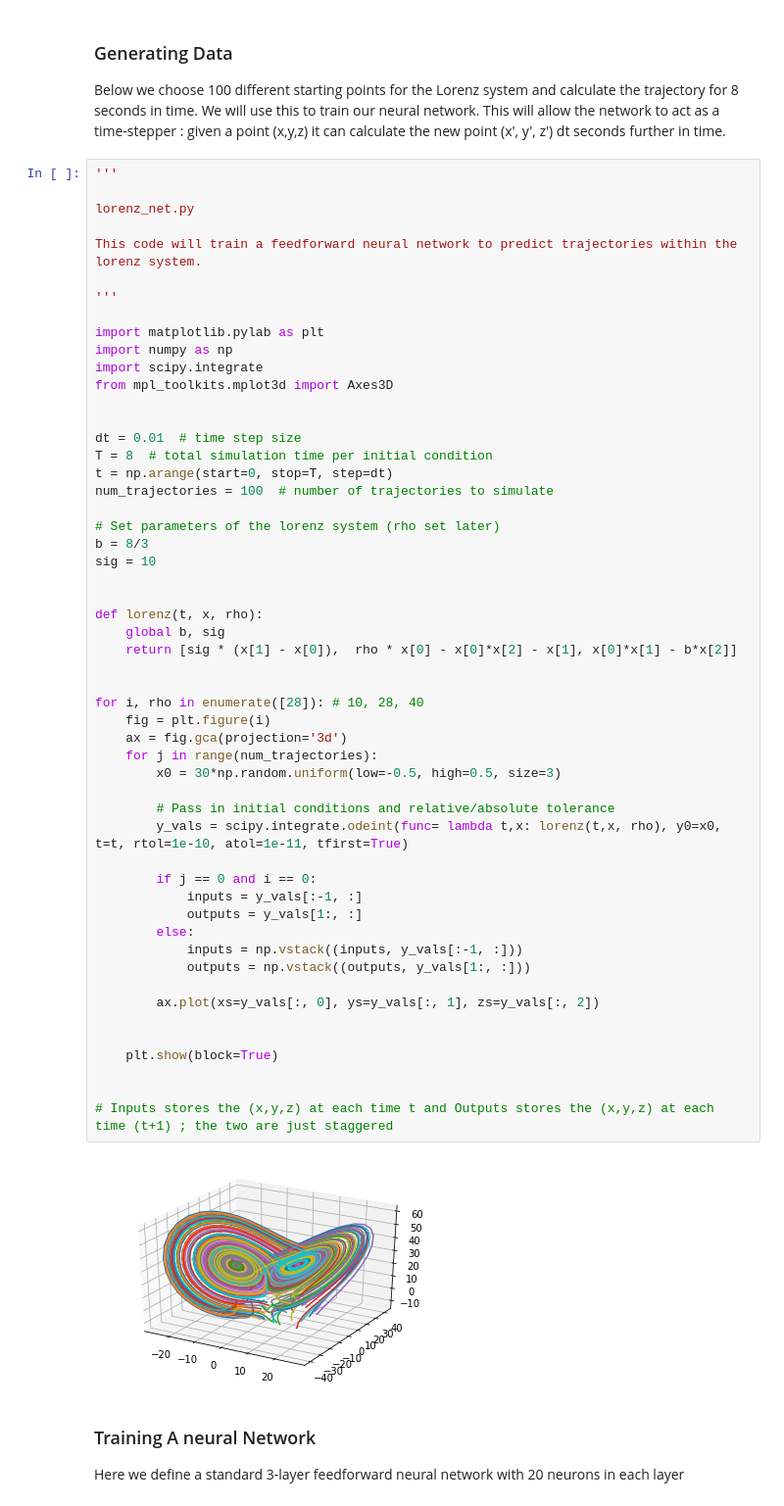
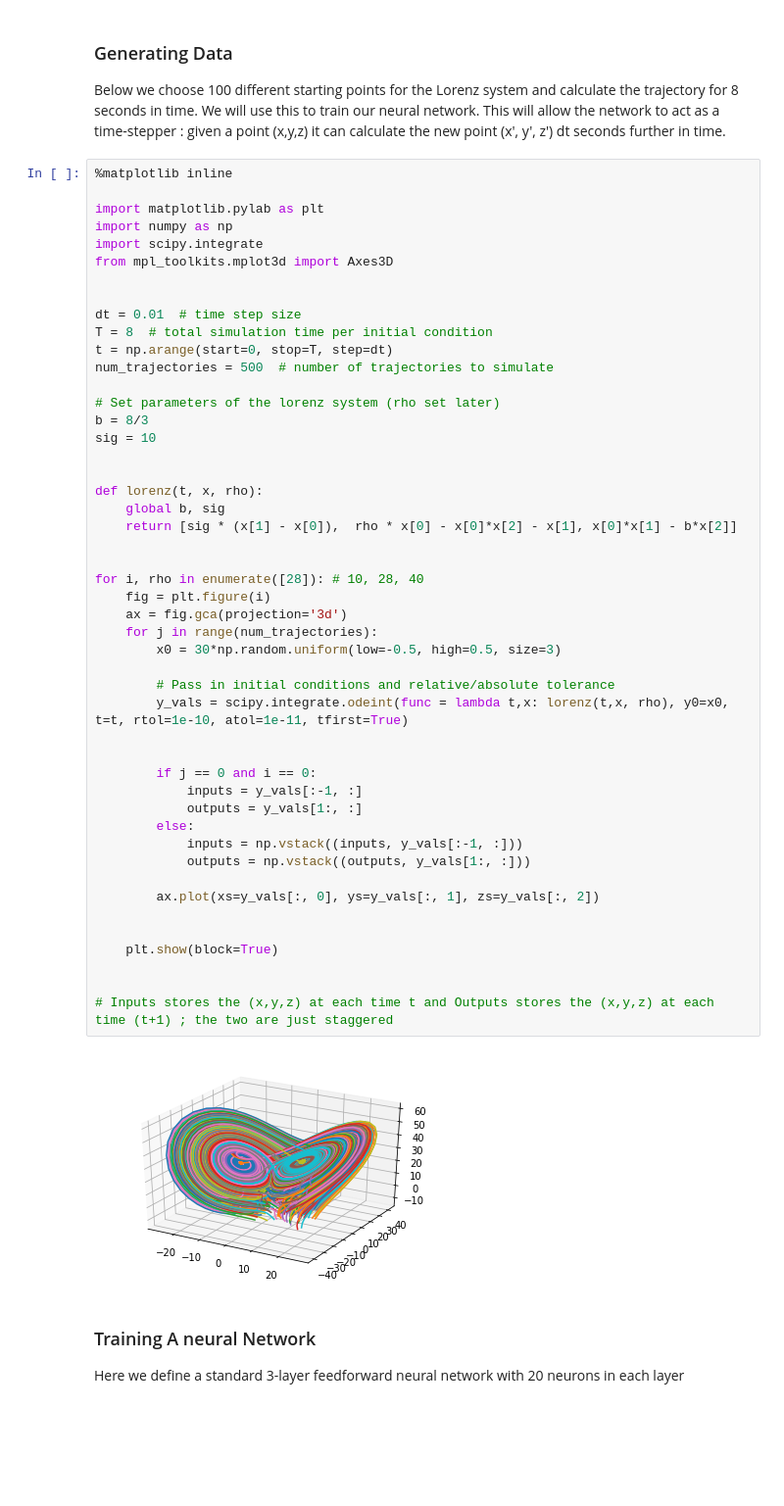
Before and after one commit to zackmcnulty/AMATH_563-Inferring_Structure_of_Complex_Systems, a Jupyter notebook: hw/hw3/lorenz_net.ipynb, the cells around one changed output. Shown at 98% size. Saved outputs shown, nothing was run; the diff lists cells and outputs as text; blank space fills up the shorter version.

```diff
--- a/hw/hw3/lorenz_net.ipynb
+++ b/hw/hw3/lorenz_net.ipynb
@@ -3,13 +3,7 @@
 
 Below we choose 100 different starting points for the Lorenz system and calculate the trajectory for 8 seconds in time. We will use this to train our neural network. This will allow the network to act as a time-stepper : given a point (x,y,z) it can calculate the new point (x', y', z') dt seconds further in time.
 # %%
-'''
-
-lorenz_net.py
-
-This code will train a feedforward neural network to predict trajectories within the lorenz system.
-
-'''
+%matplotlib inline
 
 import matplotlib.pylab as plt
 import numpy as np
@@ -20,7 +14,7 @@ from mpl_toolkits.mplot3d import Axes3D
 dt = 0.01  # time step size
 T = 8  # total simulation time per initial condition
 t = np.arange(start=0, stop=T, step=dt)
-num_trajectories = 100  # number of trajectories to simulate
+num_trajectories = 500  # number of trajectories to simulate
 
 # Set parameters of the lorenz system (rho set later)
 b = 8/3
@@ -28,35 +22,36 @@ sig = 10
 
 
 def lorenz(t, x, rho):
     global b, sig
     return [sig * (x[1] - x[0]),  rho * x[0] - x[0]*x[2] - x[1], x[0]*x[1] - b*x[2]]
 
 
 for i, rho in enumerate([28]): # 10, 28, 40
     fig = plt.figure(i)
     ax = fig.gca(projection='3d')
     for j in range(num_trajectories):
         x0 = 30*np.random.uniform(low=-0.5, high=0.5, size=3)
 
         # Pass in initial conditions and relative/absolute tolerance
-        y_vals = scipy.integrate.odeint(func= lambda t,x: lorenz(t,x, rho), y0=x0, t=t, rtol=1e-10, atol=1e-11, tfirst=True)
+        y_vals = scipy.integrate.odeint(func = lambda t,x: lorenz(t,x, rho), y0=x0, t=t, rtol=1e-10, atol=1e-11, tfirst=True)
+
 
         if j == 0 and i == 0:
             inputs = y_vals[:-1, :]
             outputs = y_vals[1:, :]
         else:
             inputs = np.vstack((inputs, y_vals[:-1, :]))
             outputs = np.vstack((outputs, y_vals[1:, :]))
 
         ax.plot(xs=y_vals[:, 0], ys=y_vals[:, 1], zs=y_vals[:, 2])
 
 
     plt.show(block=True)
 
 
 # Inputs stores the (x,y,z) at each time t and Outputs stores the (x,y,z) at each time (t+1) ; the two are just staggered
 # %% [output]
-[figure, old version]
+[figure, new version]
 # %% [markdown]
 ### Training A neural Network
 
```
Also changed, not shown: parts of 4 cells of this notebook.
